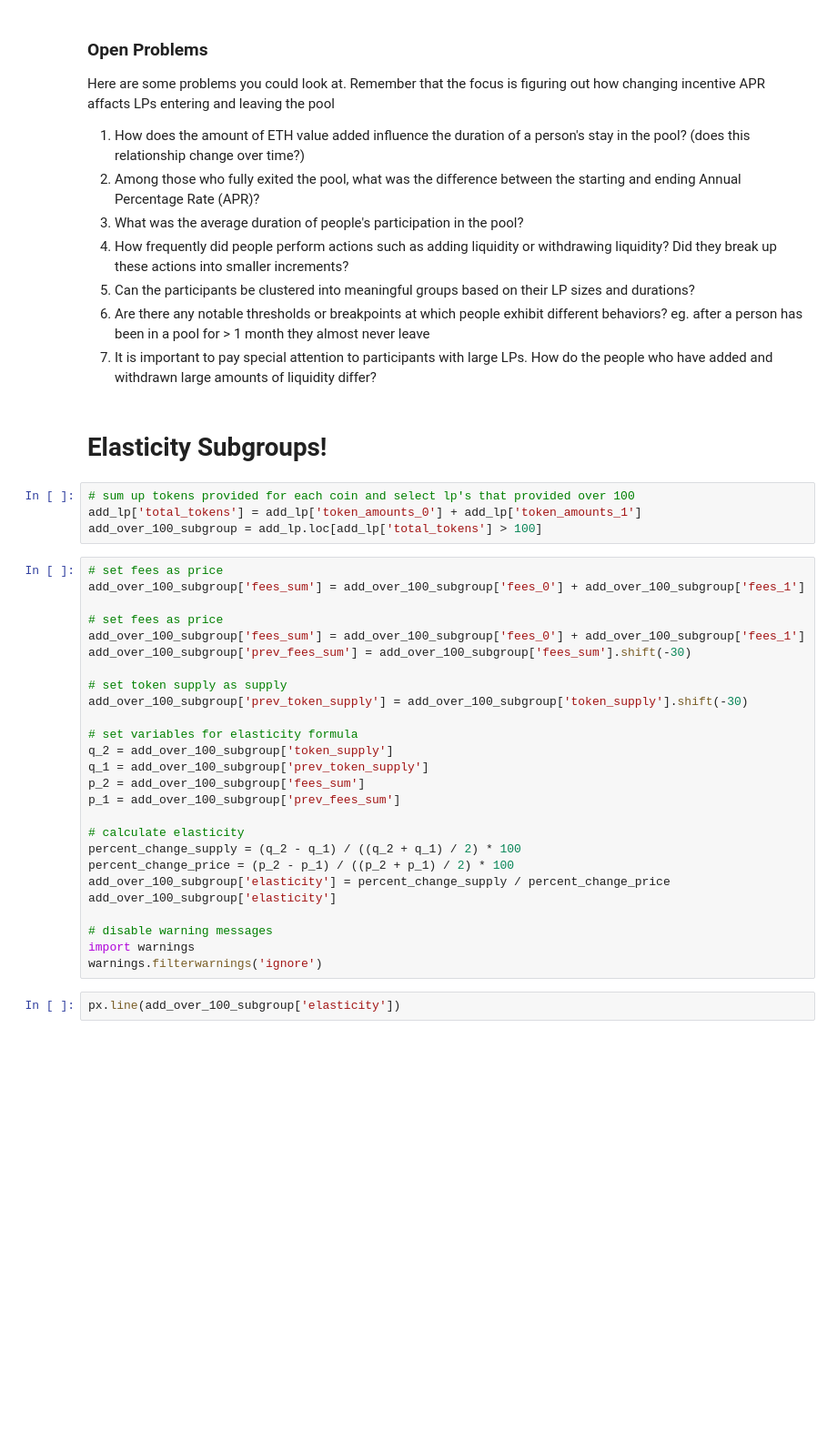
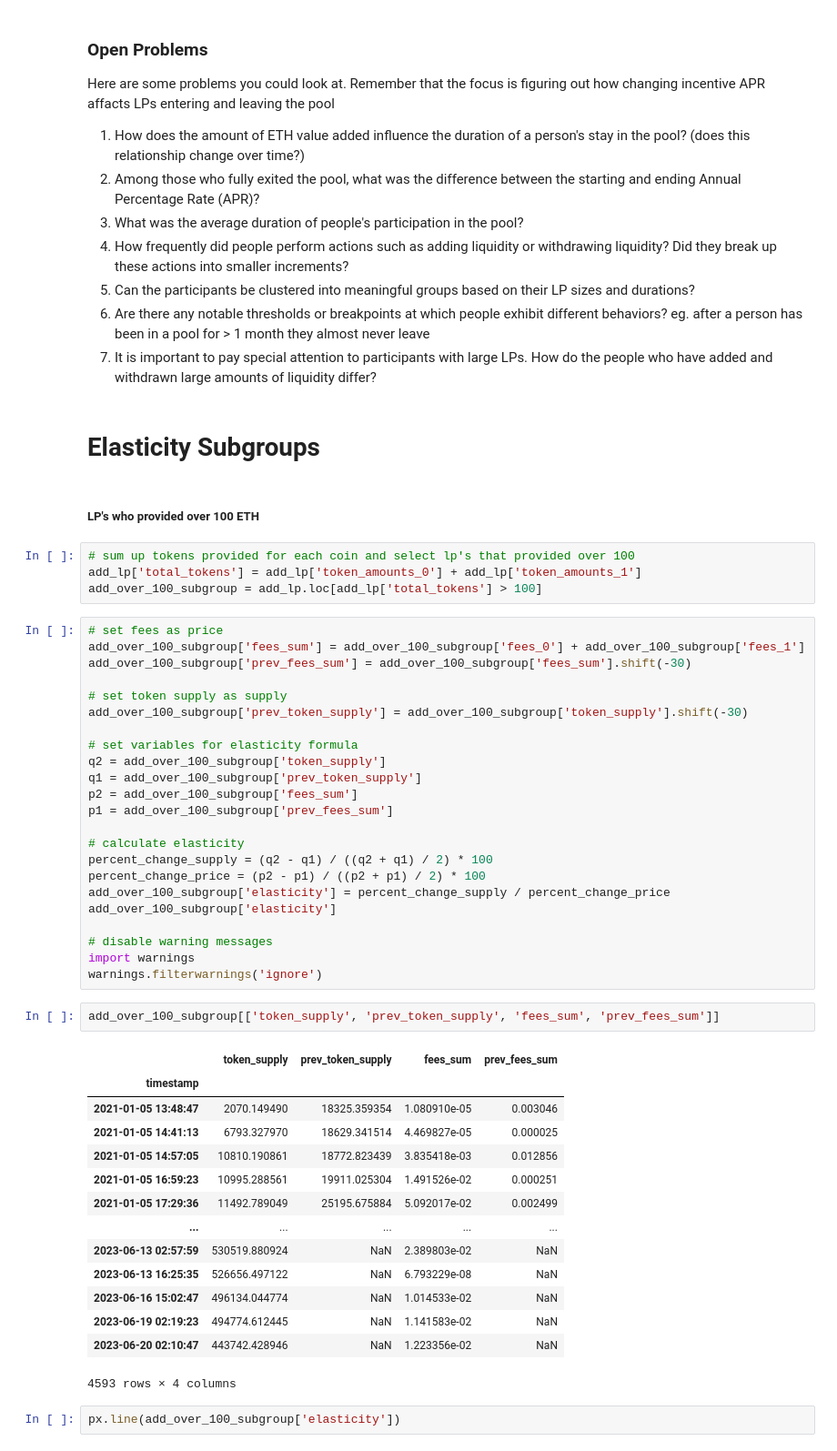
Before and after one commit to Tokemak/InternProject, a Jupyter notebook: internproject/look_at_add_and_withdrawl_lp.ipynb, the cells around one changed output. Shown: that part at 91% size. Saved outputs shown, nothing was run; the diff lists cells and outputs as text; blank space fills up the shorter version.

```diff
--- a/internproject/look_at_add_and_withdrawl_lp.ipynb
+++ b/internproject/look_at_add_and_withdrawl_lp.ipynb
@@ -101,15 +101,14 @@ Here are some problems you could look at. Remember that the focus is figuring ou
 6. Are there any notable thresholds or breakpoints at which people exhibit different behaviors? eg. after a person has been in a pool for > 1 month they almost never leave
 7. It is important to pay special attention to participants with large LPs. How do the people who have added and withdrawn large amounts of liquidity differ?
 # %% [markdown]
-# Elasticity Subgroups!
+# Elasticity Subgroups
+# %% [markdown]
+##### LP's who provided over 100 ETH
 # %%
 # sum up tokens provided for each coin and select lp's that provided over 100
 add_lp['total_tokens'] = add_lp['token_amounts_0'] + add_lp['token_amounts_1']
 add_over_100_subgroup = add_lp.loc[add_lp['total_tokens'] > 100]
 # %%
-# set fees as price
-add_over_100_subgroup['fees_sum'] = add_over_100_subgroup['fees_0'] + add_over_100_subgroup['fees_1']
-
 # set fees as price
 add_over_100_subgroup['fees_sum'] = add_over_100_subgroup['fees_0'] + add_over_100_subgroup['fees_1']
 add_over_100_subgroup['prev_fees_sum'] = add_over_100_subgroup['fees_sum'].shift(-30)
@@ -118,19 +117,36 @@ add_over_100_subgroup['prev_fees_sum'] = add_over_100_subgroup['fees_sum'].shift
 add_over_100_subgroup['prev_token_supply'] = add_over_100_subgroup['token_supply'].shift(-30)
 
 # set variables for elasticity formula
-q_2 = add_over_100_subgroup['token_supply']
-q_1 = add_over_100_subgroup['prev_token_supply']
-p_2 = add_over_100_subgroup['fees_sum']
-p_1 = add_over_100_subgroup['prev_fees_sum']
+q2 = add_over_100_subgroup['token_supply']
+q1 = add_over_100_subgroup['prev_token_supply']
+p2 = add_over_100_subgroup['fees_sum']
+p1 = add_over_100_subgroup['prev_fees_sum']
 
 # calculate elasticity
-percent_change_supply = (q_2 - q_1) / ((q_2 + q_1) / 2) * 100
-percent_change_price = (p_2 - p_1) / ((p_2 + p_1) / 2) * 100
+percent_change_supply = (q2 - q1) / ((q2 + q1) / 2) * 100
+percent_change_price = (p2 - p1) / ((p2 + p1) / 2) * 100
 add_over_100_subgroup['elasticity'] = percent_change_supply / percent_change_price
 add_over_100_subgroup['elasticity']
 
 # disable warning messages
 import warnings
 warnings.filterwarnings('ignore')
+# %%
+add_over_100_subgroup[['token_supply', 'prev_token_supply', 'fees_sum', 'prev_fees_sum']]
+# %% [output]
+|  | token_supply | prev_token_supply | fees_sum | prev_fees_sum |
+| timestamp |  |  |  |  |
+| 2021-01-05 13:48:47 | 2070.149490 | 18325.359354 | 1.080910e-05 | 0.003046 |
+| 2021-01-05 14:41:13 | 6793.327970 | 18629.341514 | 4.469827e-05 | 0.000025 |
+| 2021-01-05 14:57:05 | 10810.190861 | 18772.823439 | 3.835418e-03 | 0.012856 |
+| 2021-01-05 16:59:23 | 10995.288561 | 19911.025304 | 1.491526e-02 | 0.000251 |
+| 2021-01-05 17:29:36 | 11492.789049 | 25195.675884 | 5.092017e-02 | 0.002499 |
+| ... | ... | ... | ... | ... |
+| 2023-06-13 02:57:59 | 530519.880924 | NaN | 2.389803e-02 | NaN |
+| 2023-06-13 16:25:35 | 526656.497122 | NaN | 6.793229e-08 | NaN |
+| 2023-06-16 15:02:47 | 496134.044774 | NaN | 1.014533e-02 | NaN |
+| 2023-06-19 02:19:23 | 494774.612445 | NaN | 1.141583e-02 | NaN |
+| 2023-06-20 02:10:47 | 443742.428946 | NaN | 1.223356e-02 | NaN |
+4593 rows × 4 columns
 # %%
 px.line(add_over_100_subgroup['elasticity'])
```
Also changed, not shown: parts of 8 cells of this notebook, 1 other file.
